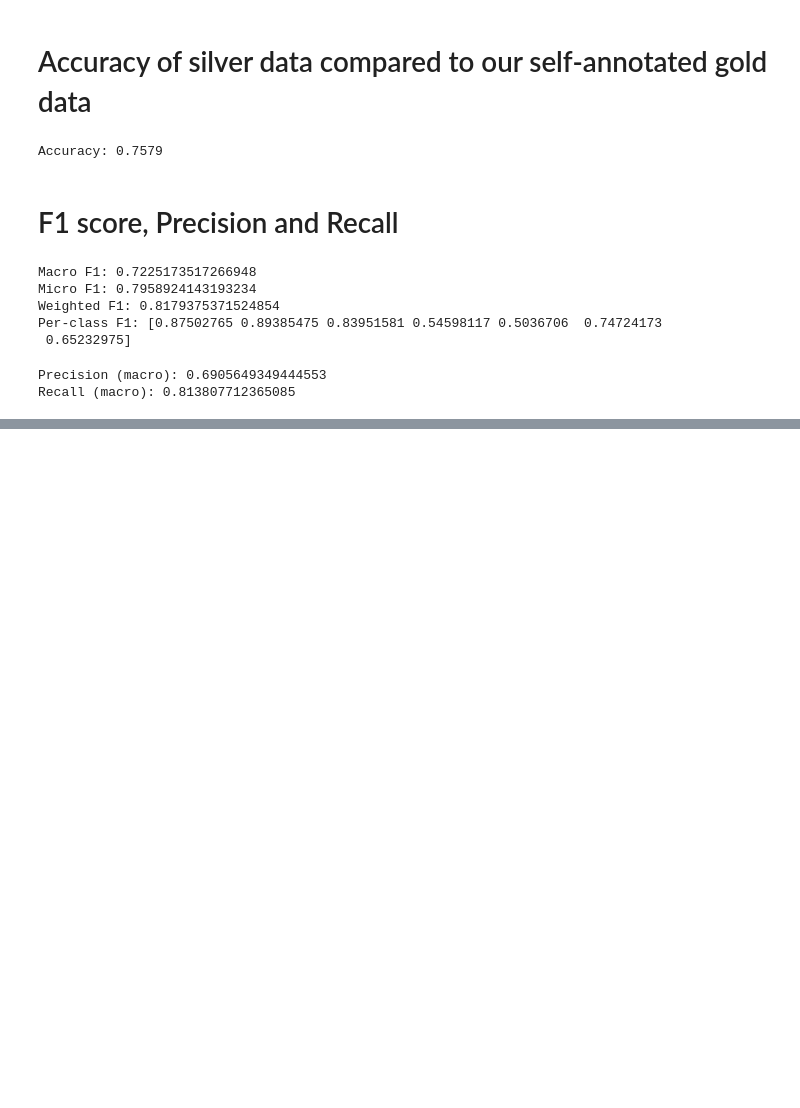
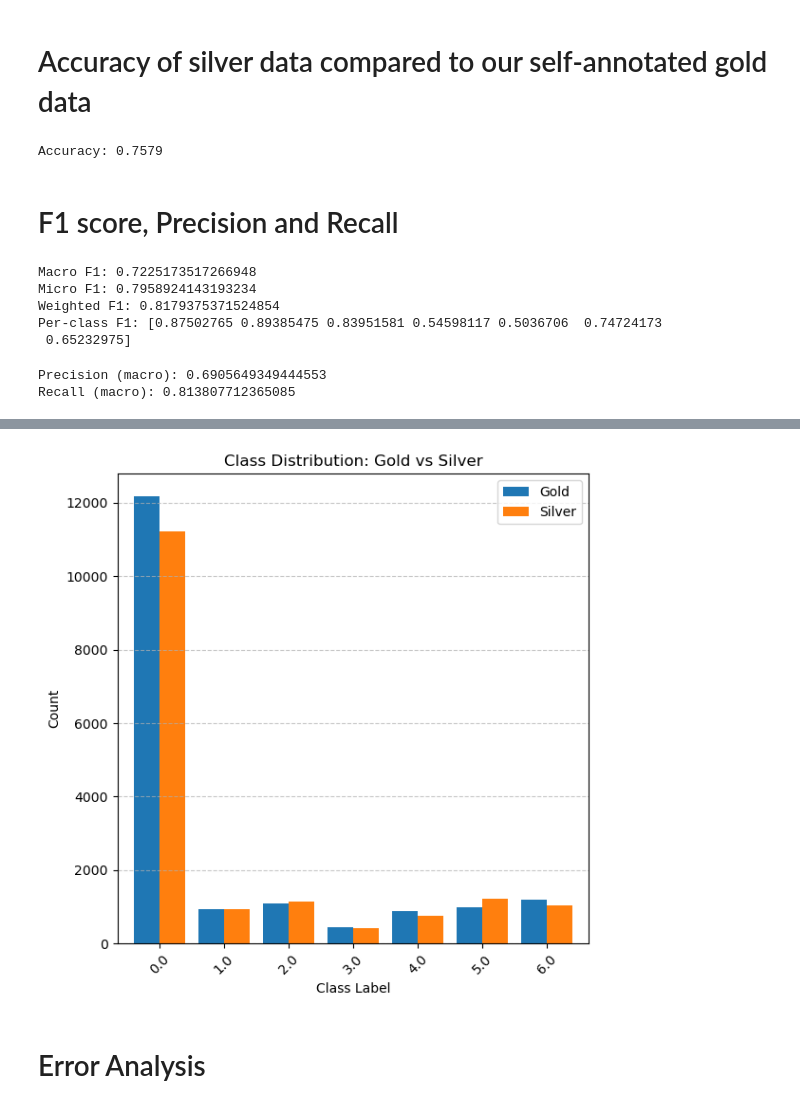
Before and after one commit to 4Lili4/NLP_2025_grp_Amina-Lilja-Miko-Zosia, a Jupyter notebook: Manual_annotations/deeper_analysis.ipynb, the cells around one changed output, grey strips where cells are left out. Saved outputs shown, nothing was run; the diff lists cells and outputs as text; code cells hidden in the pictures; blank space fills up the shorter version.

```diff
--- a/Manual_annotations/deeper_analysis.ipynb
+++ b/Manual_annotations/deeper_analysis.ipynb
@@ -261,0 +337,31 @@ Recall (macro): 0.813807712365085
+# %%
+import matplotlib.pyplot as plt
+import pandas as pd
+
+# Load results
+df = pd.read_csv("results.csv", sep=";")  # Try semicolon
+
+
+# Count occurrences of each class in gold and silver
+gold_counts = df['labels1'].value_counts().sort_index()
+silver_counts = df['labels2'].value_counts().sort_index()
+
+# Combine into a DataFrame
+comparison_df = pd.DataFrame({
+    'Gold': gold_counts,
+    'Silver': silver_counts
+}).fillna(0).astype(int)
+
+# Plot side-by-side bar chart
+ax = comparison_df.plot(kind='bar', figsize=(6, 6), width=0.8)
+plt.title("Class Distribution: Gold vs Silver")
+plt.xlabel("Class Label")
+plt.ylabel("Count")
+plt.xticks(rotation=45)
+plt.grid(axis='y', linestyle='--', alpha=0.7)
+plt.tight_layout()
+plt.show()
+# %% [output]
+[figure, added]
+# %% [markdown]
+# Error Analysis
```
Also changed, not shown: parts of 8 cells of this notebook.
